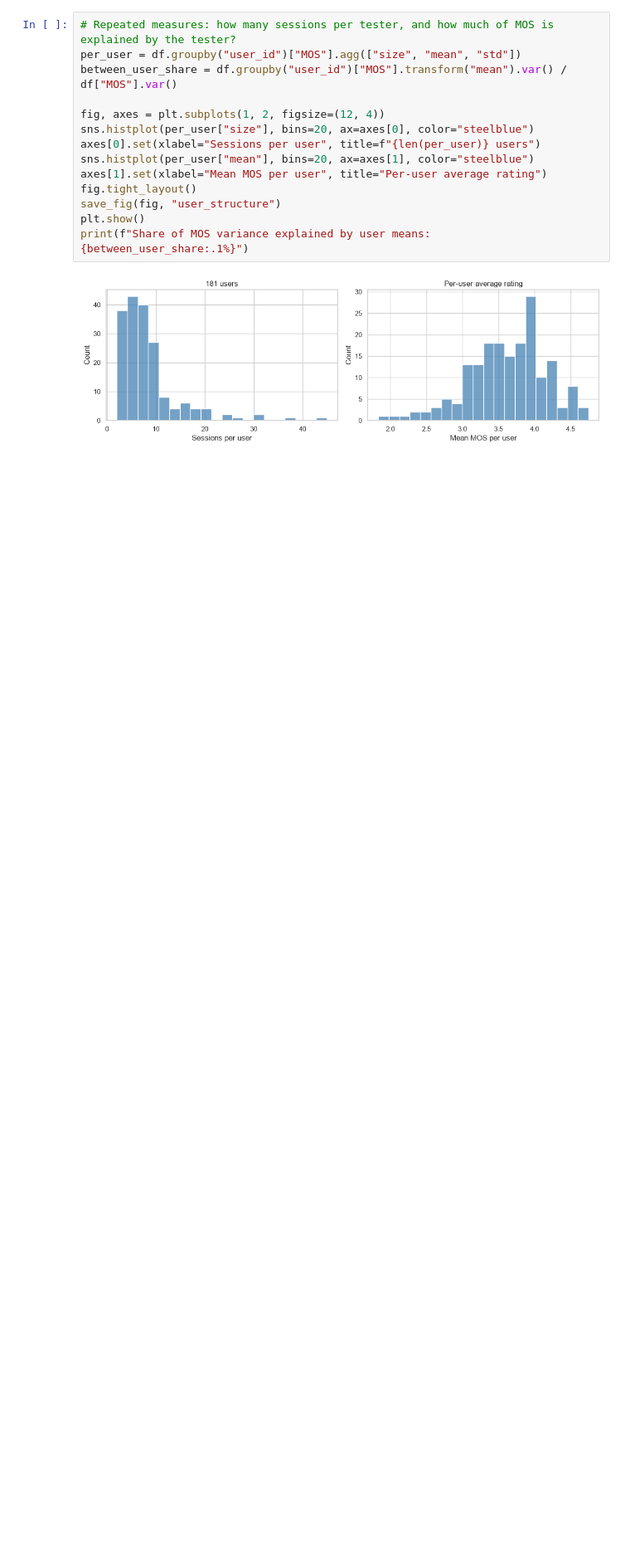
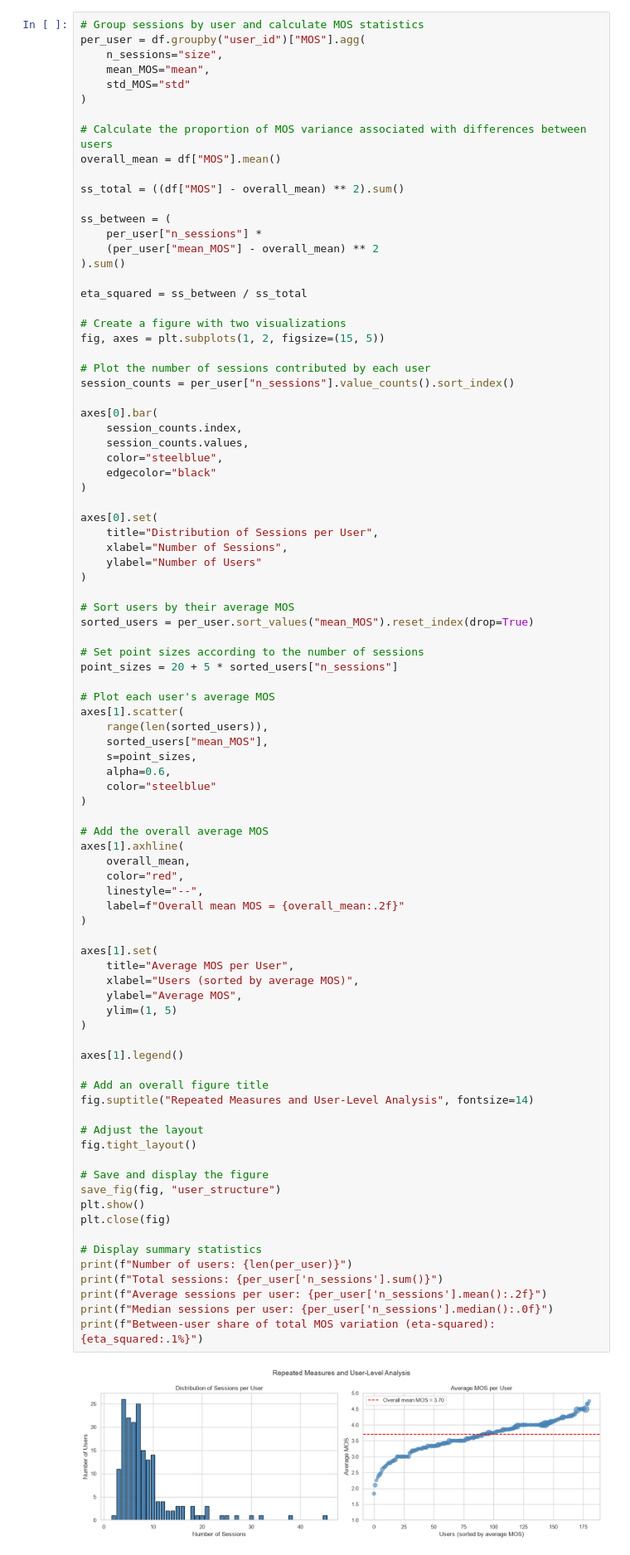
Before and after one commit to salmaimassadan/Qoe-Poqemon-project, a Jupyter notebook: notebooks/poqemon-qoe-project.ipynb, the cells around one changed output. Shown at 83% size. Saved outputs shown, nothing was run; the diff lists cells and outputs as text; blank space fills up the shorter version.

```diff
--- a/notebooks/poqemon-qoe-project.ipynb
+++ b/notebooks/poqemon-qoe-project.ipynb
@@ -222,16 +327,90 @@ plt.show()
 # %%
-# Repeated measures: how many sessions per tester, and how much of MOS is explained by the tester?
-per_user = df.groupby("user_id")["MOS"].agg(["size", "mean", "std"])
-between_user_share = df.groupby("user_id")["MOS"].transform("mean").var() / df["MOS"].var()
+# Group sessions by user and calculate MOS statistics
+per_user = df.groupby("user_id")["MOS"].agg(
+    n_sessions="size",
+    mean_MOS="mean",
+    std_MOS="std"
+)
 
-fig, axes = plt.subplots(1, 2, figsize=(12, 4))
-sns.histplot(per_user["size"], bins=20, ax=axes[0], color="steelblue")
-axes[0].set(xlabel="Sessions per user", title=f"{len(per_user)} users")
-sns.histplot(per_user["mean"], bins=20, ax=axes[1], color="steelblue")
-axes[1].set(xlabel="Mean MOS per user", title="Per-user average rating")
+# Calculate the proportion of MOS variance associated with differences between users
+overall_mean = df["MOS"].mean()
+
+ss_total = ((df["MOS"] - overall_mean) ** 2).sum()
+
+ss_between = (
+    per_user["n_sessions"] *
+    (per_user["mean_MOS"] - overall_mean) ** 2
+).sum()
+
+eta_squared = ss_between / ss_total
+
+# Create a figure with two visualizations
+fig, axes = plt.subplots(1, 2, figsize=(15, 5))
+
+# Plot the number of sessions contributed by each user
+session_counts = per_user["n_sessions"].value_counts().sort_index()
+
+axes[0].bar(
+    session_counts.index,
+    session_counts.values,
+    color="steelblue",
+    edgecolor="black"
+)
+
+axes[0].set(
+    title="Distribution of Sessions per User",
+    xlabel="Number of Sessions",
+    ylabel="Number of Users"
+)
+
+# Sort users by their average MOS
+sorted_users = per_user.sort_values("mean_MOS").reset_index(drop=True)
+
+# Set point sizes according to the number of sessions
+point_sizes = 20 + 5 * sorted_users["n_sessions"]
+
+# Plot each user's average MOS
+axes[1].scatter(
+    range(len(sorted_users)),
+    sorted_users["mean_MOS"],
+    s=point_sizes,
+    alpha=0.6,
+    color="steelblue"
+)
+
+# Add the overall average MOS
+axes[1].axhline(
+    overall_mean,
+    color="red",
+    linestyle="--",
+    label=f"Overall mean MOS = {overall_mean:.2f}"
+)
+
+axes[1].set(
+    title="Average MOS per User",
+    xlabel="Users (sorted by average MOS)",
+    ylabel="Average MOS",
+    ylim=(1, 5)
+)
+
+axes[1].legend()
+
+# Add an overall figure title
+fig.suptitle("Repeated Measures and User-Level Analysis", fontsize=14)
+
+# Adjust the layout
 fig.tight_layout()
+
+# Save and display the figure
 save_fig(fig, "user_structure")
 plt.show()
-print(f"Share of MOS variance explained by user means: {between_user_share:.1%}")
+plt.close(fig)
+
+# Display summary statistics
+print(f"Number of users: {len(per_user)}")
+print(f"Total sessions: {per_user['n_sessions'].sum()}")
+print(f"Average sessions per user: {per_user['n_sessions'].mean():.2f}")
+print(f"Median sessions per user: {per_user['n_sessions'].median():.0f}")
+print(f"Between-user share of total MOS variation (eta-squared): {eta_squared:.1%}")
 # %% [output]
-[figure, old version]
+[figure, new version]
```
Also changed, not shown: parts of 33 cells of this notebook, 24 other files.
